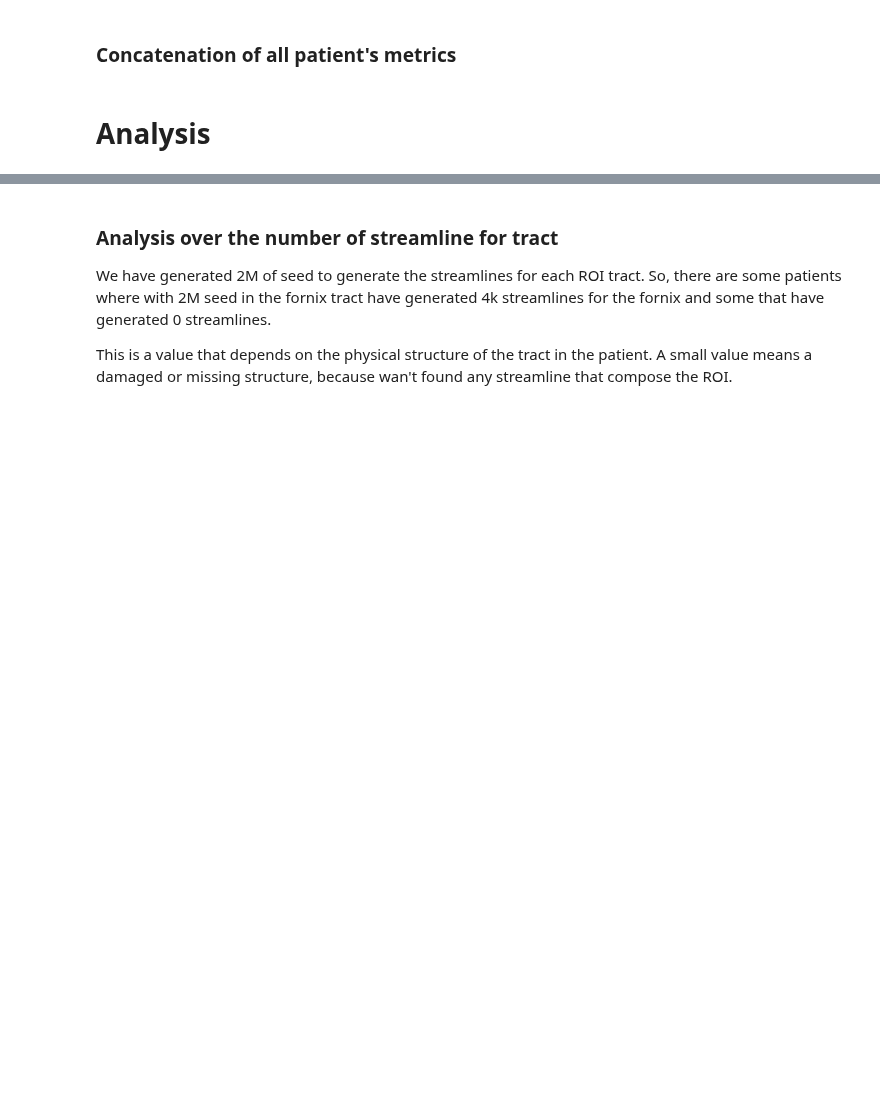
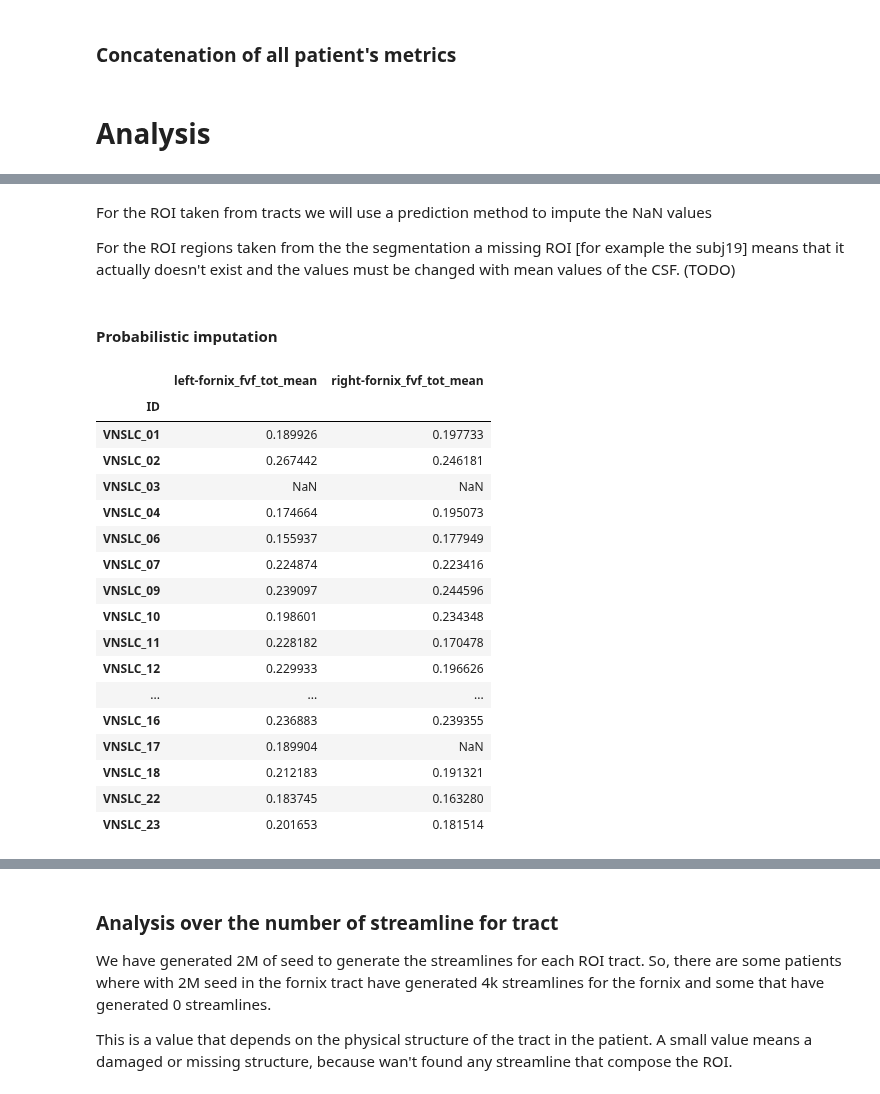
Before and after one commit to PiLAB-Medical-Imaging/TFE23-740_Epilepsy, a Jupyter notebook: src/analysis.ipynb, the cells around one changed output, grey strips where cells are left out. Drawn from its saved outputs; the diff is of its cells as text; code cells hidden in the pictures; blank space fills up the shorter version.

```diff
--- a/src/analysis.ipynb
+++ b/src/analysis.ipynb
@@ -79,0 +102,29 @@ df_dMRI.loc[(df_dMRI == 0).sum(axis=1) > 0, (df_dMRI == 0).sum(axis=0) > 0]
+# %% [markdown]
+For the ROI taken from tracts we will use a prediction method to impute the NaN values
+
+For the ROI regions taken from the the segmentation a missing ROI [for example the subj19] means that it actually doesn't exist and the values must be changed with mean values of the CSF. (TODO)
+# %% [markdown]
+#### Probabilistic imputation
+# %%
+df_imputation = df[[ *non_dMRIfeatures, *nTract_col_name.to_numpy(), *df.columns[(df.isnull().sum(axis=0) > 0)].to_list() ]]
+p = df[df.columns[(df.isnull().sum(axis=0) > 0)].to_list()]
+p[p.columns.str.extractall(r'(^.*fornix_fvf_tot_mean.*$)')[0]]
+# %% [output]
+|  | left-fornix_fvf_tot_mean | right-fornix_fvf_tot_mean |
+| ID |  |  |
+| VNSLC_01 | 0.189926 | 0.197733 |
+| VNSLC_02 | 0.267442 | 0.246181 |
+| VNSLC_03 | NaN | NaN |
+| VNSLC_04 | 0.174664 | 0.195073 |
+| VNSLC_06 | 0.155937 | 0.177949 |
+| VNSLC_07 | 0.224874 | 0.223416 |
+| VNSLC_09 | 0.239097 | 0.244596 |
+| VNSLC_10 | 0.198601 | 0.234348 |
+| VNSLC_11 | 0.228182 | 0.170478 |
+| VNSLC_12 | 0.229933 | 0.196626 |
+| ... | ... | ... |
+| VNSLC_16 | 0.236883 | 0.239355 |
+| VNSLC_17 | 0.189904 | NaN |
+| VNSLC_18 | 0.212183 | 0.191321 |
+| VNSLC_22 | 0.183745 | 0.163280 |
+| VNSLC_23 | 0.201653 | 0.181514 |
```
Also changed, not shown: parts of 10 cells of this notebook, 1 other file.
